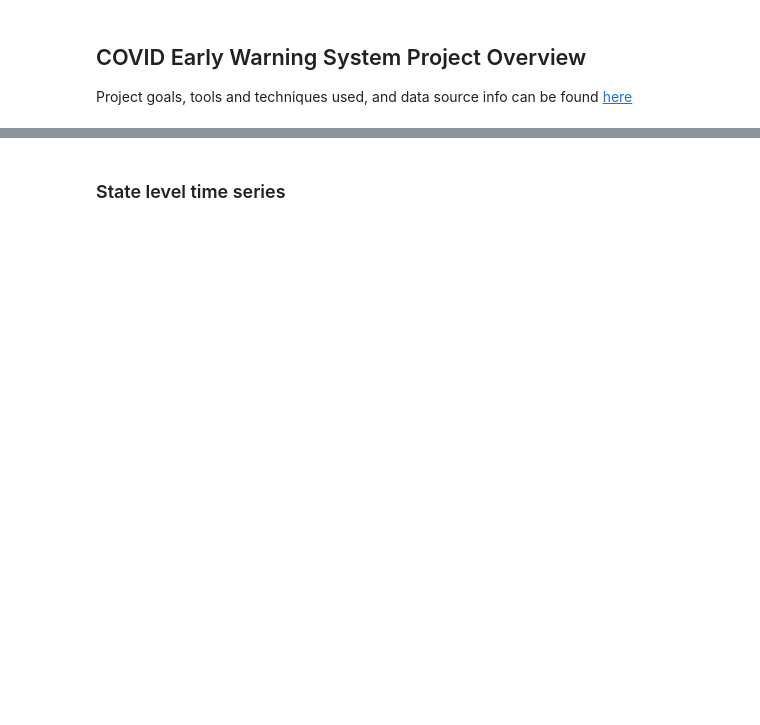
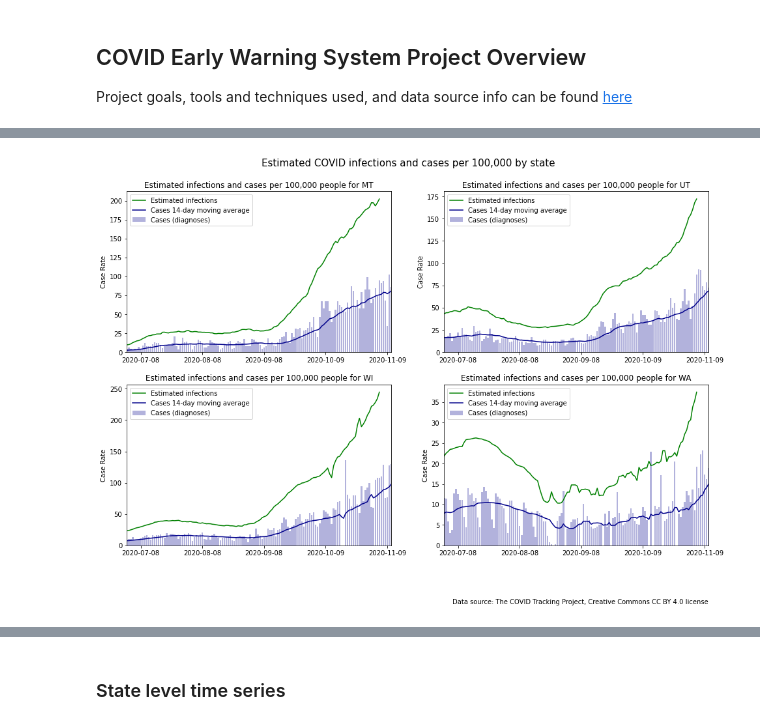
Before and after one commit to salvir1/COVID-19-outbreak-data-analysis, a Jupyter notebook: covid-delay-dissection.ipynb, the cells around one changed output, grey strips where cells are left out. Drawn from its saved outputs; the diff is of its cells as text; code cells hidden in the pictures; blank space fills up the shorter version.

```diff
--- a/covid-delay-dissection.ipynb
+++ b/covid-delay-dissection.ipynb
@@ -255,0 +187,21 @@ plt.savefig('img/COVID-infections-and-cases-for-WI-with-threshholds-and-response
+# %%
+# Chart set: Estimated infections and diagnoses
+
+# define macro variables
+infection_shift = -6 # Number of days new active infection appears before positive case enters database (negative)
+tick_spacing = 31 # Display one tick per month
+scale = 2.5
+# states_list = ['MT', 'UT', 'WI', 'WA', 'AR', 'MO']
+states_list = ['MT', 'UT', 'WI', 'WA']
+figs = len(states_list)
+
+fig,axs = plt.subplots(((figs-1)//2 + 1),2,figsize=(16,(5 * ((figs-1)//2 + 1))))
+fig.suptitle(f'Estimated COVID infections and cases per 100,000 by state', size=15, y=0.95)
+plt.figtext(0.9, 0, 'Data source: The COVID Tracking Project, Creative Commons CC BY 4.0 license', horizontalalignment='right')
+for i, ax in enumerate(axs.flatten()):
+    if i < len(states_list):
+        ST_df = df_state[df_state['state'] == states_list[i]]
+        case_rate_with_new_infections(ax, ST_df, states_list[i], tick_spacing, scale, infection_shift)
+plt.savefig('img/case-rate-and-est-infections.png')
+# %% [output]
+[figure, added]
```
Also changed, not shown: parts of 30 cells of this notebook, 2 other files.
